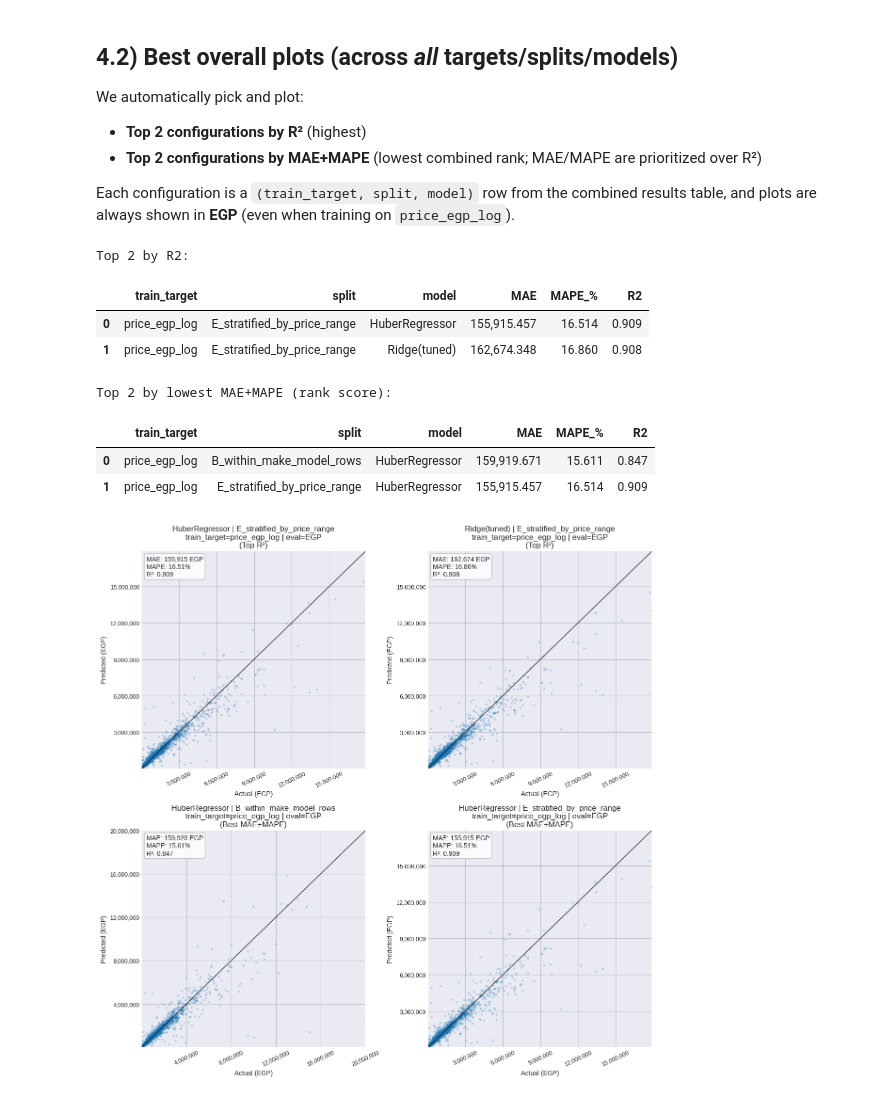
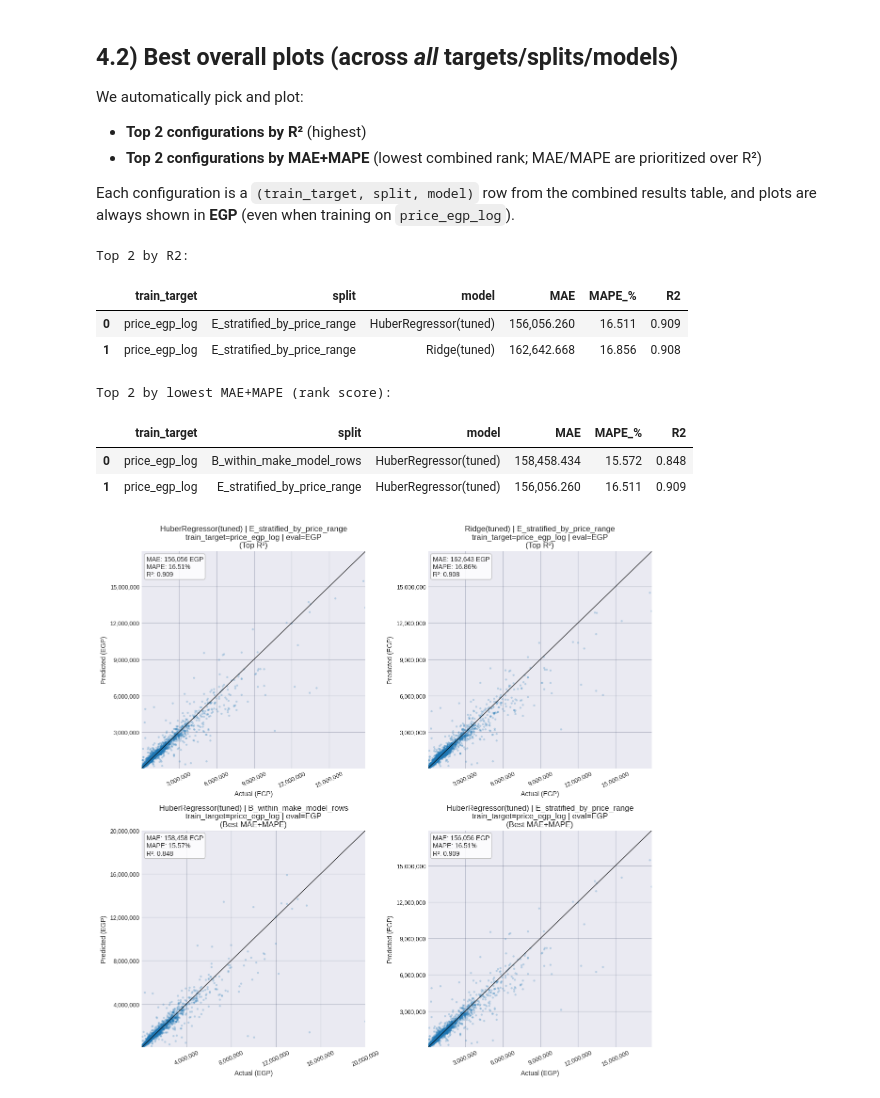
Before and after one commit to Mohamedemad456/GP, a Jupyter notebook: ml-service/notebooks/04_linear_models_preprocessor.ipynb, the cells around one changed output. Saved outputs shown, nothing was run; the diff lists cells and outputs as text; code cells hidden in the pictures.

Commit message:
First version of the Modeling with baseline

```diff
--- a/ml-service/notebooks/04_linear_models_preprocessor.ipynb
+++ b/ml-service/notebooks/04_linear_models_preprocessor.ipynb
@@ -59,13 +63,13 @@ for col in ['make', 'model', 'transmission', 'fuel', 'location', 'body_type', 'd
 assert TARGET_COL in df.columns, f'Missing target column: {TARGET_COL}'
 
 feature_cols = [c for c in df.columns if c not in DROP_COLS]
-X_all = df[feature_cols].copy()
-y_all = df[TARGET_COL].copy()
+X = df[feature_cols].copy()
+y = df[TARGET_COL].copy()
 
 print('Rows:', len(df))
 print('Features:', len(feature_cols))
 print('Target:', TARGET_COL)
-X_all.head()
+X.head()
 # %% [output]
 Rows: 20461
 Features: 16
@@ -265,7 +269,7 @@ splits: dict[str, tuple[pd.DataFrame, pd.DataFrame, pd.Series, pd.Series]] = {}
 # %% [markdown]
 ### A) Random rows split
 # %%
-X_tr, X_te, y_tr, y_te = split_random_rows(X_all, y_all)
+X_tr, X_te, y_tr, y_te = split_random_rows(X, y)
 splits["A_random_rows"] = (X_tr, X_te, y_tr, y_te)
 print("A_random_rows", "| train:", len(X_tr), " test:", len(X_te))
 # %% [output]
@@ -376,8 +380,8 @@ We auto-detect categorical vs numeric columns:
 
 Then we compare **LinearRegression** vs **Ridge** (often more stable with many one-hot features).
 # %%
-categorical_cols = X_all.select_dtypes(include=["object", "category", "string"]).columns.tolist()
-numeric_cols = [c for c in X_all.columns if c not in categorical_cols]
+categorical_cols = X.select_dtypes(include=["object", "category", "string"]).columns.tolist()
+numeric_cols = [c for c in X.columns if c not in categorical_cols]
 
 print("Categorical cols (one-hot):", categorical_cols)
 print("Numeric cols (scale):", numeric_cols)
@@ -803,16 +805,13 @@ for target, df_res in results_by_target.items():
 
     eval_rows.append({
         "train_target": row.get("train_target", target),
-        "eval_space": row.get("eval_space", "EGP"),
         "best_split": row.get("split"),
         "best_model": row.get("model"),
         "test_MAE": row.get("MAE"),
         "test_MAPE_%": row.get("MAPE_%"),
         "test_RMSE": row.get("RMSE"),
         "test_R2": row.get("R2"),
-        "best_alpha": row.get("best_alpha"),
         "cv_MAE": row.get("cv_MAE"),
-        "log_kind": row.get("log_kind", ""),
     })
 
 pd.DataFrame(eval_rows).sort_values(["train_target"]).reset_index(drop=True)
@@ -868,7 +867,7 @@ def _model_to_pred_key(model_name: str) -> str:
         return "preds_linear_eval"
     if model_name == "Ridge(tuned)":
         return "preds_ridge_eval"
-    if model_name == "HuberRegressor":
+    if model_name in {"HuberRegressor", "HuberRegressor(tuned)"}:
         return "preds_huber_eval"
     raise KeyError(f"Unknown model name: {model_name}")
 
@@ -930,36 +929,36 @@ axes = axes.ravel()
 
 for i, (_, row) in enumerate(top_r2.iterrows()):
     _plot_pred_vs_true(
         axes[i],
         train_target=row["train_target"],
         split_key=row["split"],
         model_name=row["model"],
         metrics_row=row.to_dict(),
     )
 axes[0].set_title(axes[0].get_title() + "\n(Top R²)")
 axes[1].set_title(axes[1].get_title() + "\n(Top R²)")
 
 for j, (_, row) in enumerate(top_err.iterrows()):
     _plot_pred_vs_true(
         axes[2 + j],
         train_target=row["train_target"],
         split_key=row["split"],
         model_name=row["model"],
         metrics_row=row.to_dict(),
     )
 axes[2].set_title(axes[2].get_title() + "\n(Best MAE+MAPE)")
 axes[3].set_title(axes[3].get_title() + "\n(Best MAE+MAPE)")
 
 plt.tight_layout()
 plt.show()
 # %% [output]
 Top 2 by R2:
 |  | train_target | split | model | MAE | MAPE_% | R2 |
-| 0 | price_egp_log | E_stratified_by_price_range | HuberRegressor | 155,915.457 | 16.514 | 0.909 |
-| 1 | price_egp_log | E_stratified_by_price_range | Ridge(tuned) | 162,674.348 | 16.860 | 0.908 |
+| 0 | price_egp_log | E_stratified_by_price_range | HuberRegressor(tuned) | 156,056.260 | 16.511 | 0.909 |
+| 1 | price_egp_log | E_stratified_by_price_range | Ridge(tuned) | 162,642.668 | 16.856 | 0.908 |
 Top 2 by lowest MAE+MAPE (rank score):
 |  | train_target | split | model | MAE | MAPE_% | R2 |
-| 0 | price_egp_log | B_within_make_model_rows | HuberRegressor | 159,919.671 | 15.611 | 0.847 |
-| 1 | price_egp_log | E_stratified_by_price_range | HuberRegressor | 155,915.457 | 16.514 | 0.909 |
+| 0 | price_egp_log | B_within_make_model_rows | HuberRegressor(tuned) | 158,458.434 | 15.572 | 0.848 |
+| 1 | price_egp_log | E_stratified_by_price_range | HuberRegressor(tuned) | 156,056.260 | 16.511 | 0.909 |
-[figure, old version]
+[figure, new version]
 # %% [markdown]
```
Also changed, not shown: parts of 22 cells of this notebook, 10 other files.
